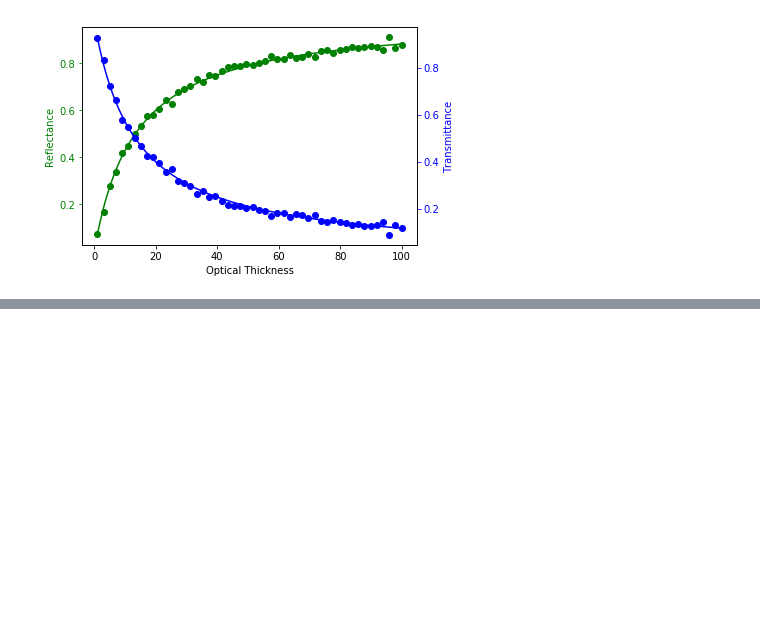
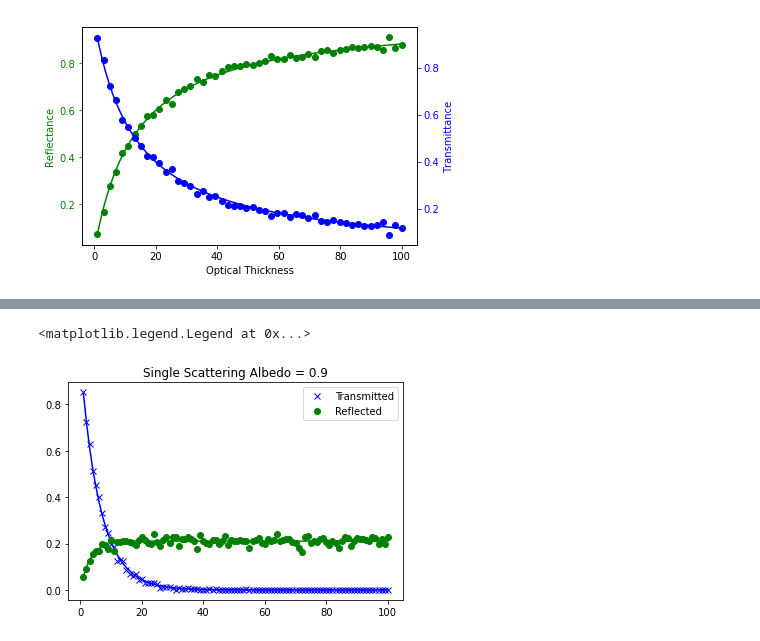
Before and after one commit to mwatwood-cu/monte_carlo_radiation, a Jupyter notebook: Monte Carlo Two Stream.ipynb, the cells around one changed output, grey strips where cells are left out. Cells and saved outputs as stored; diff of their text form; code cells hidden in the pictures; blank space fills up the shorter version.

```diff
--- a/Monte Carlo Two Stream.ipynb
+++ b/Monte Carlo Two Stream.ipynb
@@ -107,0 +124,38 @@ ax2.tick_params('y', colors='b')
+# %%
+#Run the simulation
+num_taus = 100
+tb = np.linspace(1, 100, num_taus)
+ref = np.zeros(num_taus)
+tran = np.zeros(num_taus)
+absorb = np.zeros(num_taus)
+
+wpi = 0.9
+g = 0.85
+n_photons = 1000
+
+for i in range(num_taus):
+    results = full_sim(n_photons, tb[i], g, wpi)
+    ref[i] = results[0]
+    tran[i] = results[1]
+    absorb[i] = results[2]
+# %%
+R_g = 0
+R_inf = (np.sqrt(1-wpi*g)-np.sqrt(1-wpi))/(np.sqrt(1-wpi*g)+np.sqrt(1-wpi))
+K = np.sqrt((1-wpi*g)*(1-wpi))
+A_numerator = (R_inf-R_g)*np.exp(-K*tb)
+B_numerator = -(1-R_inf*R_g)*np.exp(K*tb)
+denominator = R_inf*(R_inf-R_g)*np.exp(-K*tb) - (1 - R_inf*R_g)*np.exp(K*tb)
+A_bar = np.divide(A_numerator, denominator)
+B_bar = np.divide(B_numerator, denominator)
+T_true = np.multiply(A_bar, R_inf*np.exp(K*tb))+ np.multiply(B_bar, np.exp(-K*tb))
+R_true = A_bar+B_bar*R_inf
+# %%
+plt.plot(tb, T_true, 'b-')
+plt.plot(tb, tran, 'bx', label="Transmitted")
+plt.plot(tb, R_true, 'g-')
+plt.plot(tb, ref, 'go', label="Reflected")
+plt.title("Single Scattering Albedo = 0.9")
+plt.legend()
+# %% [output]
+<matplotlib.legend.Legend at 0x...>
+[figure, added]
```
Also changed, not shown: parts of 2 cells of this notebook.
